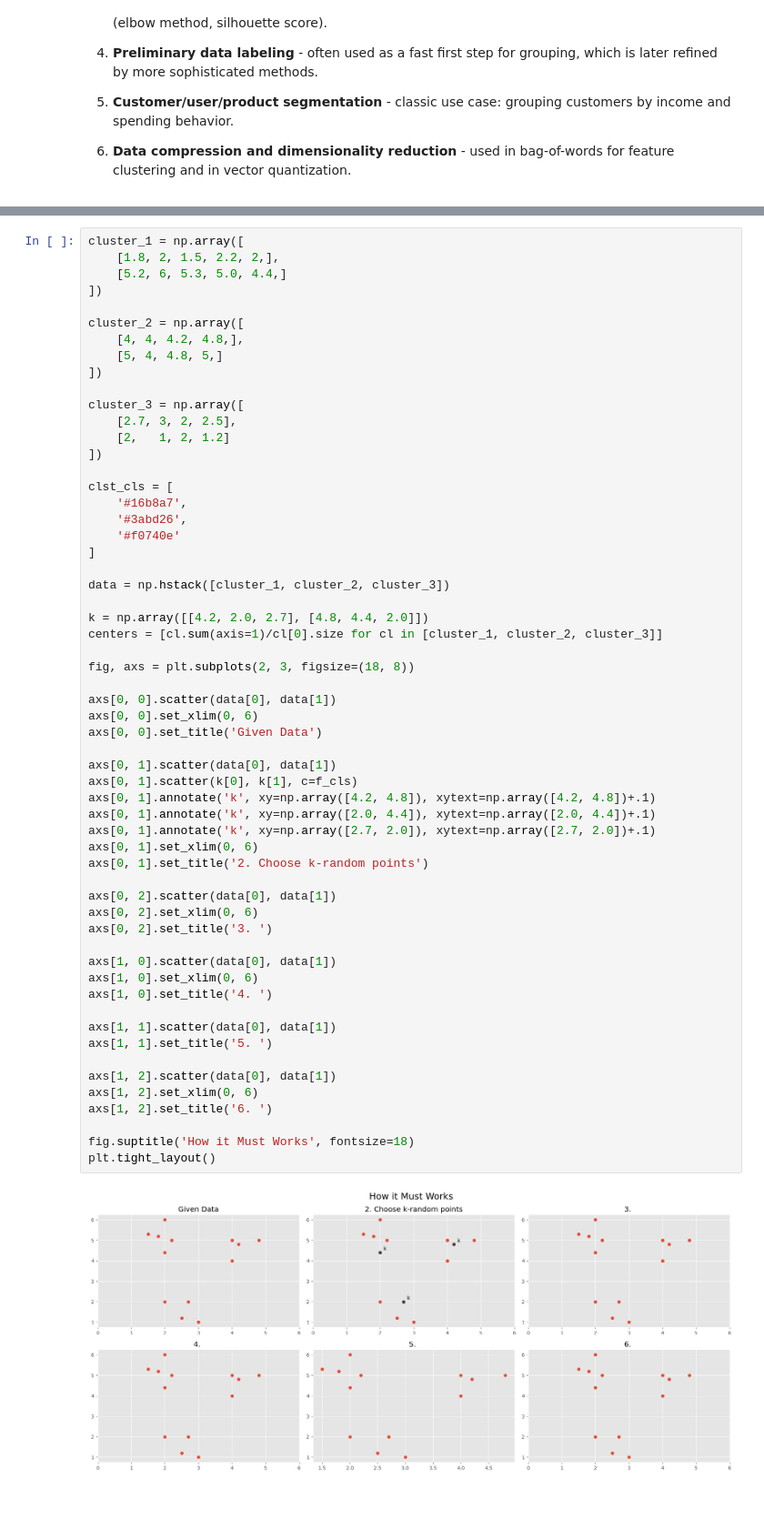
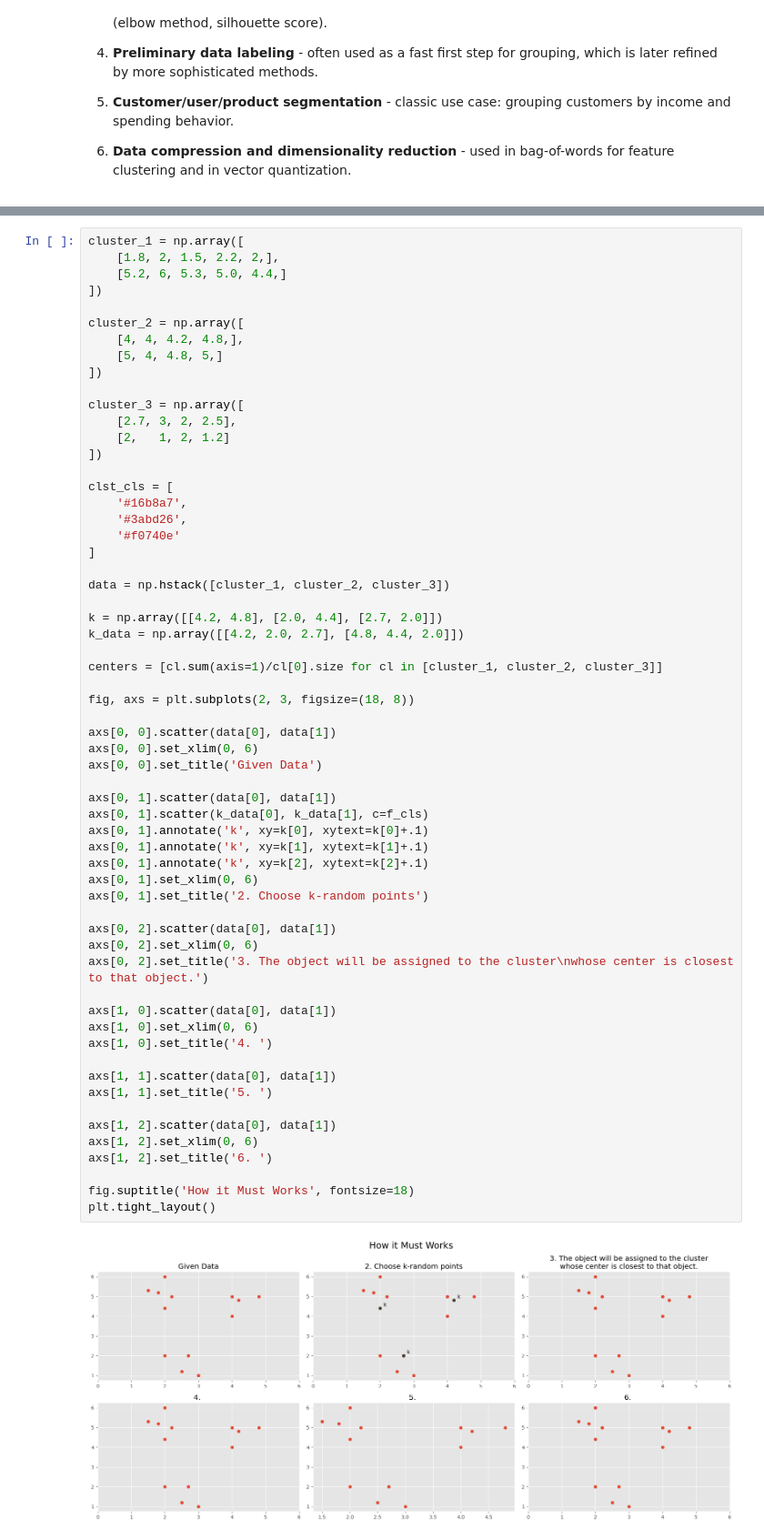
Before and after one commit to fadeeva/nakedML, a Jupyter notebook: MLnotes/004_Clustering.ipynb, the cells around one changed output, grey strips where cells are left out. Shown at 91% size. Drawn from its saved outputs; the diff is of its cells as text; blank space fills up the shorter version.

```diff
--- a/MLnotes/004_Clustering.ipynb
+++ b/MLnotes/004_Clustering.ipynb
@@ -729,39 +733,41 @@ clst_cls = [
 
 data = np.hstack([cluster_1, cluster_2, cluster_3])
 
-k = np.array([[4.2, 2.0, 2.7], [4.8, 4.4, 2.0]])
+k = np.array([[4.2, 4.8], [2.0, 4.4], [2.7, 2.0]])
+k_data = np.array([[4.2, 2.0, 2.7], [4.8, 4.4, 2.0]])
+
 centers = [cl.sum(axis=1)/cl[0].size for cl in [cluster_1, cluster_2, cluster_3]]
 
 fig, axs = plt.subplots(2, 3, figsize=(18, 8))
 
 axs[0, 0].scatter(data[0], data[1])
 axs[0, 0].set_xlim(0, 6)
 axs[0, 0].set_title('Given Data')
 
 axs[0, 1].scatter(data[0], data[1])
-axs[0, 1].scatter(k[0], k[1], c=f_cls)
-axs[0, 1].annotate('k', xy=np.array([4.2, 4.8]), xytext=np.array([4.2, 4.8])+.1)
-axs[0, 1].annotate('k', xy=np.array([2.0, 4.4]), xytext=np.array([2.0, 4.4])+.1)
-axs[0, 1].annotate('k', xy=np.array([2.7, 2.0]), xytext=np.array([2.7, 2.0])+.1)
+axs[0, 1].scatter(k_data[0], k_data[1], c=f_cls)
+axs[0, 1].annotate('k', xy=k[0], xytext=k[0]+.1)
+axs[0, 1].annotate('k', xy=k[1], xytext=k[1]+.1)
+axs[0, 1].annotate('k', xy=k[2], xytext=k[2]+.1)
 axs[0, 1].set_xlim(0, 6)
 axs[0, 1].set_title('2. Choose k-random points')
 
 axs[0, 2].scatter(data[0], data[1])
 axs[0, 2].set_xlim(0, 6)
-axs[0, 2].set_title('3. ')
+axs[0, 2].set_title('3. The object will be assigned to the cluster\nwhose center is closest to that object.')
 
 axs[1, 0].scatter(data[0], data[1])
 axs[1, 0].set_xlim(0, 6)
 axs[1, 0].set_title('4. ')
 
 axs[1, 1].scatter(data[0], data[1])
 axs[1, 1].set_title('5. ')
 
 axs[1, 2].scatter(data[0], data[1])
 axs[1, 2].set_xlim(0, 6)
 axs[1, 2].set_title('6. ')
 
 fig.suptitle('How it Must Works', fontsize=18)
 plt.tight_layout()
 # %% [output]
-[figure, old version]
+[figure, new version]
```
Also changed, not shown: parts of 2 cells of this notebook.
